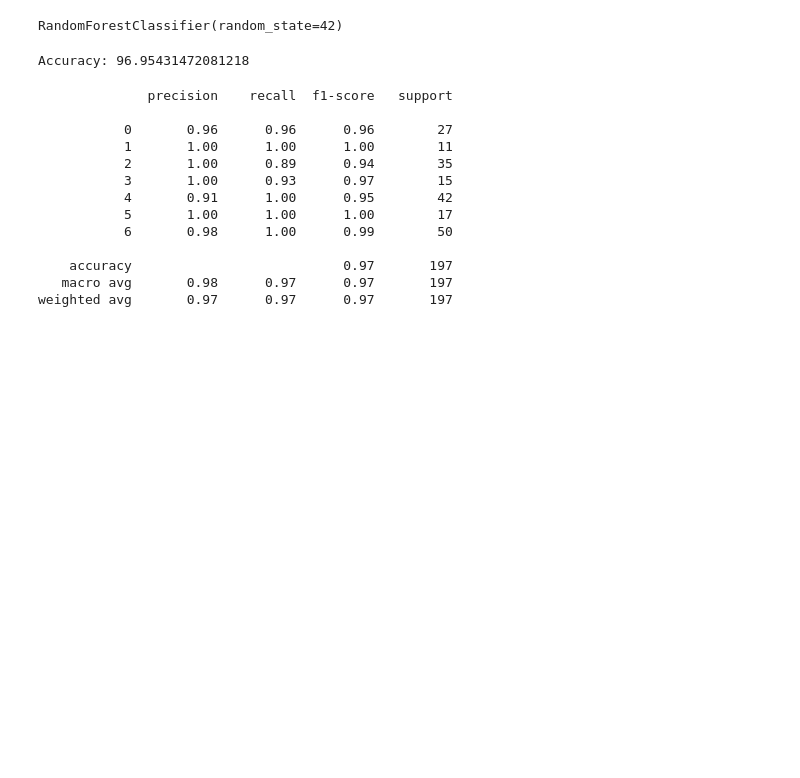
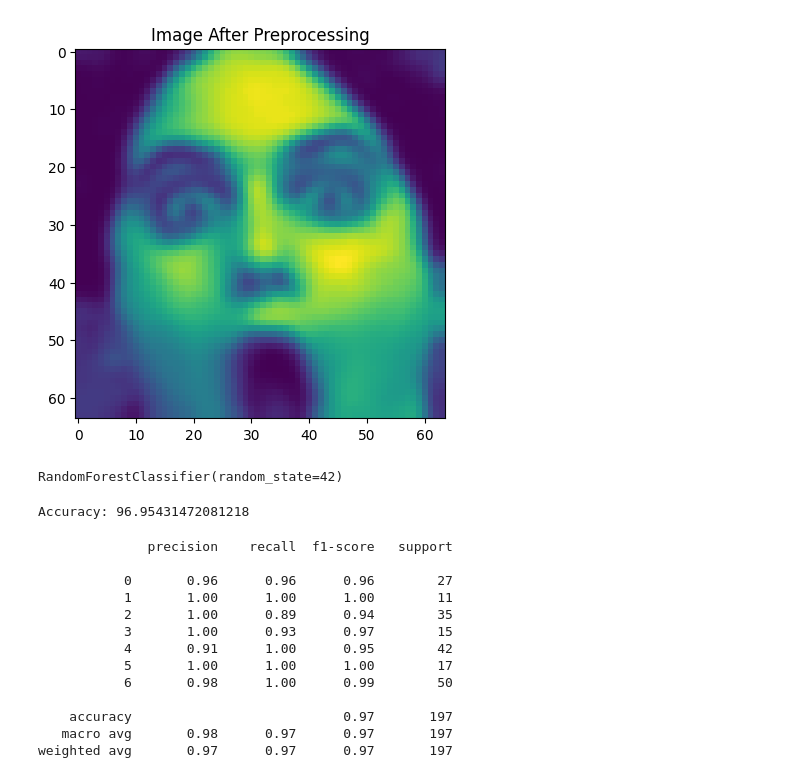
Before and after one commit to histeris/Face_Emotion_Project, a Jupyter notebook: HoG_Face_Detection.ipynb, the cells around one changed output. Drawn from its saved outputs; the diff is of its cells as text; code cells hidden in the pictures; blank space fills up the shorter version.

```diff
--- a/HoG_Face_Detection.ipynb
+++ b/HoG_Face_Detection.ipynb
@@ -53,3 +61,14 @@ for label_index, class_name in enumerate(classes):
+# %%
+dummy_img = './CK+48/surprise/S124_001_00000014.png'
+image = cv2.imread(dummy_img)
+resized_image = cv2.resize(image, input_size)
+gray_image = cv2.cvtColor(resized_image, cv2.COLOR_BGR2GRAY)
+blurred_image = cv2.GaussianBlur(gray_image, (5, 5), 0)
+plt.imshow(blurred_image)
+plt.title('Image After Preprocessing')
+plt.show()
+# %% [output]
+[figure, added]
 # %%
 x = np.array(X)
 y = np.array(y)
```
Also changed, not shown: parts of 1 cell of this notebook, 7 other files.
